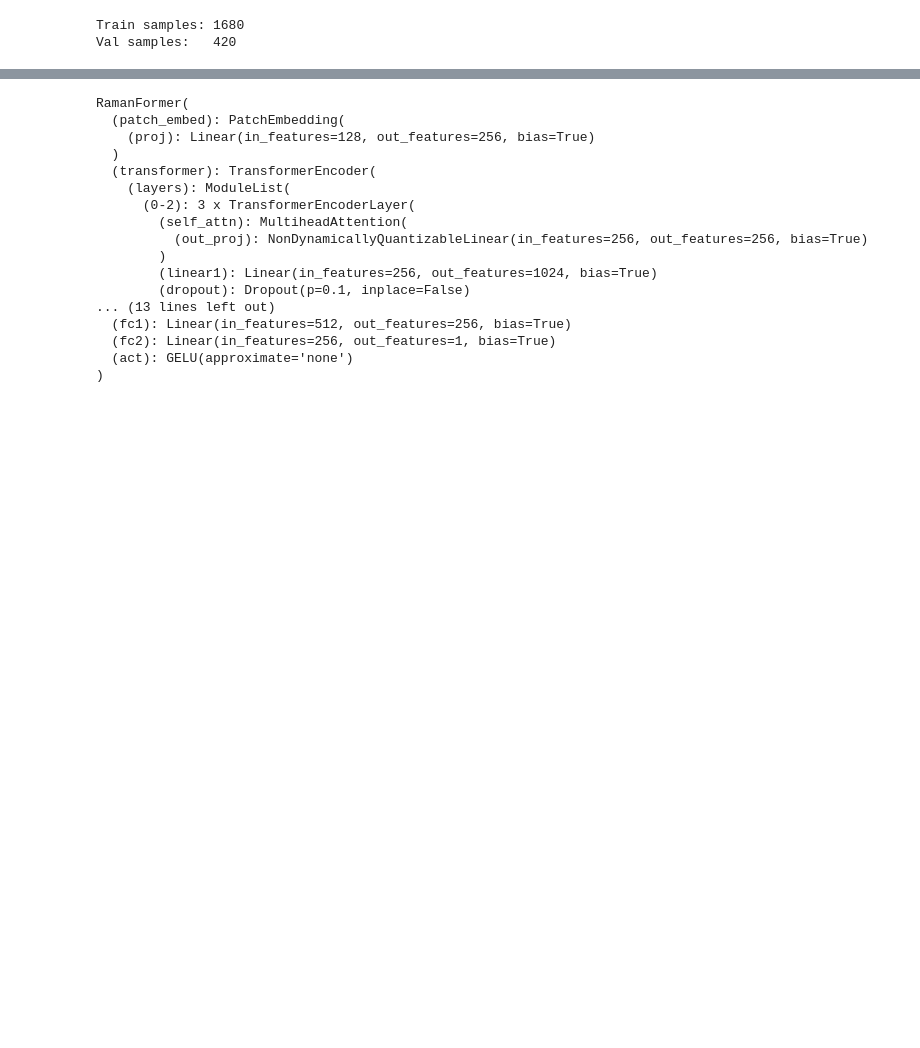
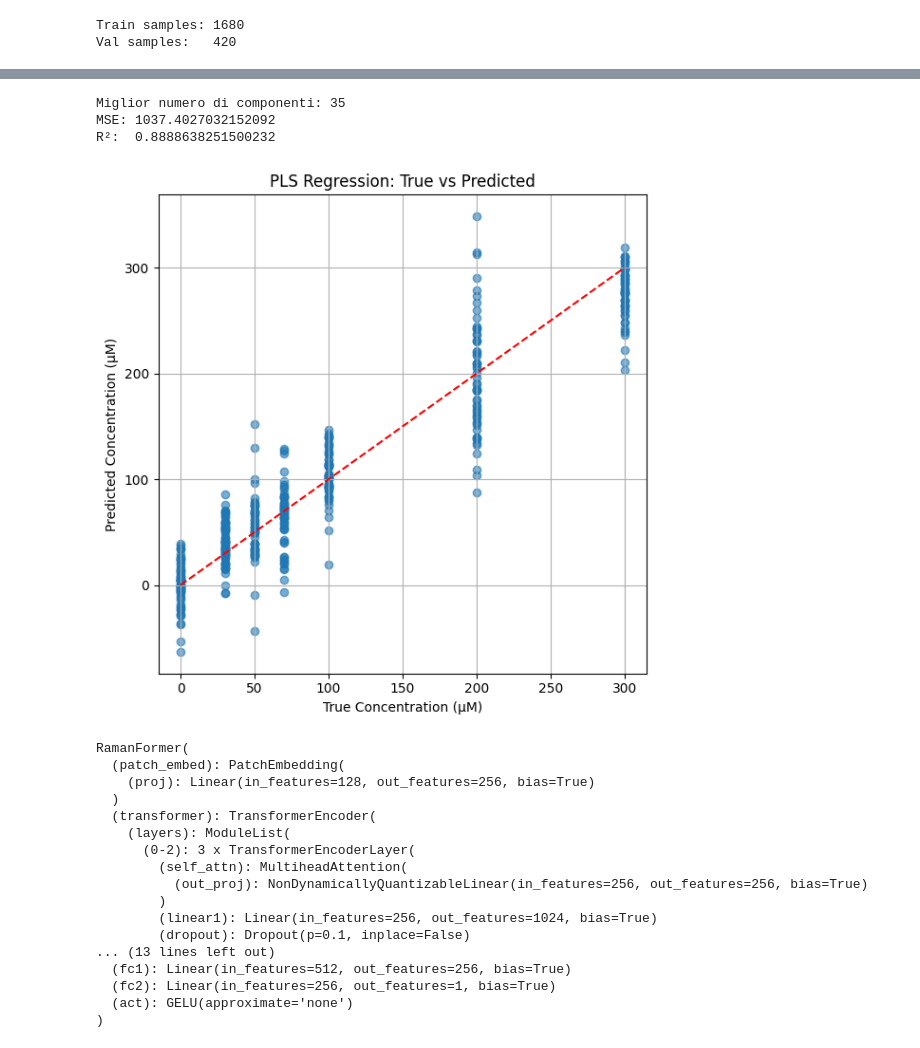
Before and after one commit to SimoVice/RamanCreatinineQuantification, a Jupyter notebook: model.ipynb, the cells around one changed output, grey strips where cells are left out. Drawn from its saved outputs; the diff is of its cells as text; code cells hidden in the pictures; blank space fills up the shorter version.

```diff
--- a/model.ipynb
+++ b/model.ipynb
@@ -86,3 +129,29 @@ Val samples:   420
+# %%
+best_n = np.argmin(mse_list) + 1
+print(f"Miglior numero di componenti: {best_n}")
+
+pls_best = PLSRegression(n_components=best_n)
+pls_best.fit(X_train_scaled, y_train)
+y_pred = pls_best.predict(X_val_scaled).ravel()
+
+print("MSE:", mean_squared_error(y_val, y_pred))
+print("R²: ", r2_score(y_val, y_pred))
+# %% [output]
+Miglior numero di componenti: 35
+MSE: 1037.4027032152092
+R²:  0.8888638251500232
+# %%
+plt.figure(figsize=(6,6))
+plt.scatter(y_val, y_pred, alpha=0.6)
+plt.plot([y_val.min(), y_val.max()], [y_val.min(), y_val.max()], 'r--')
+plt.xlabel("True Concentration (µM)")
+plt.ylabel("Predicted Concentration (µM)")
+plt.title("PLS Regression: True vs Predicted")
+plt.grid(True)
+plt.tight_layout()
+plt.show()
+# %% [output]
+[figure, added]
 # %%
 class RamanDataset(Dataset):
     def __init__(self, spectra, targets):
```
Also changed, not shown: parts of 2 cells of this notebook.
